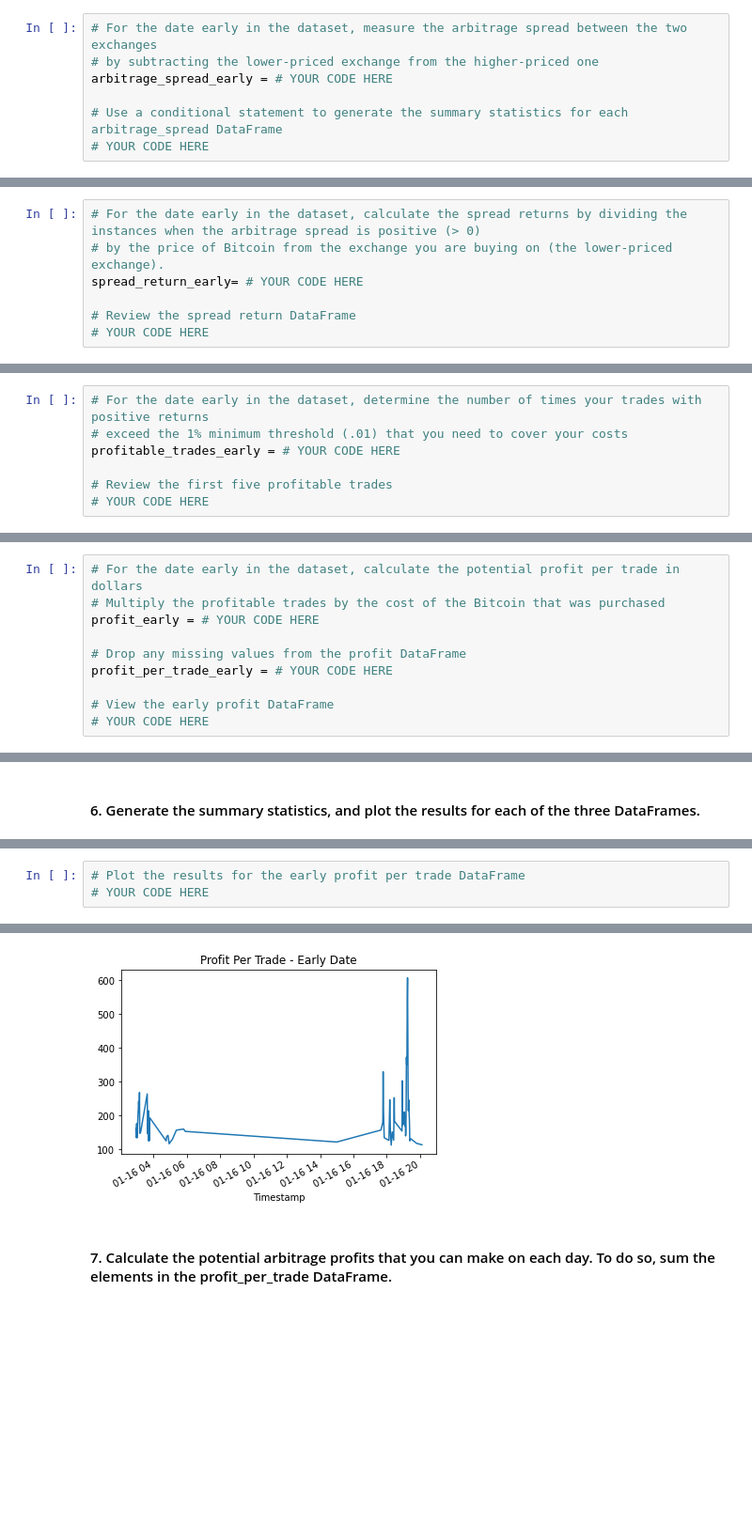
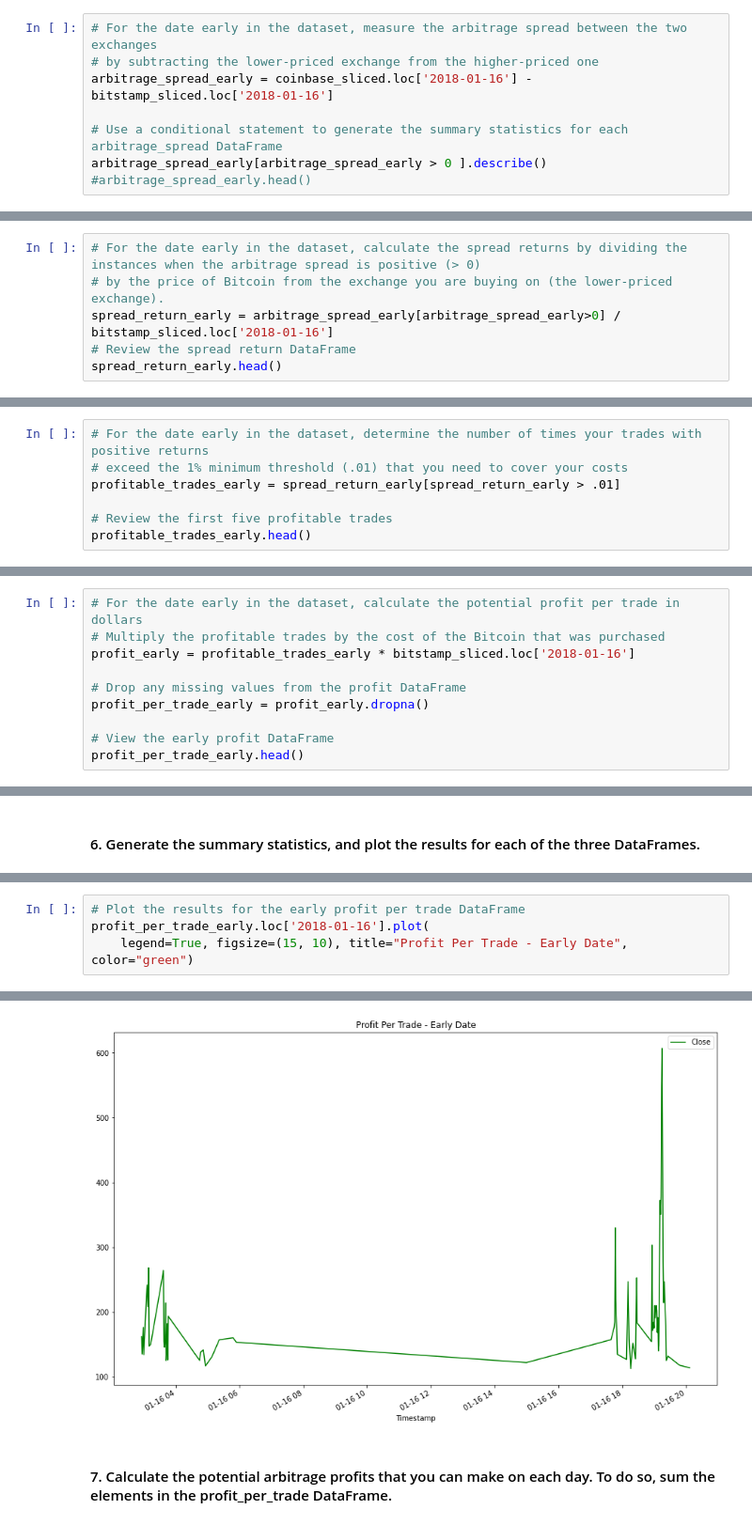
Before and after one commit to RJGiannini/Crypto-Arbitrage, a Jupyter notebook: crypto_arbitrage.ipynb, the cells around one changed output, grey strips where cells are left out. Shown at 94% size. Saved outputs shown, nothing was run; the diff lists cells and outputs as text; blank space fills up the shorter version.

Commit message:
Calculated Arbitrage Profits, Generated Summary Stats, and Plotted findings of Early Trades.

```diff
--- a/crypto_arbitrage.ipynb
+++ b/crypto_arbitrage.ipynb
@@ -433,10 +433,11 @@ Calculate the potential profits for each date that you selected in the previous
 # %%
 # For the date early in the dataset, measure the arbitrage spread between the two exchanges
 # by subtracting the lower-priced exchange from the higher-priced one
-arbitrage_spread_early = # YOUR CODE HERE
+arbitrage_spread_early = coinbase_sliced.loc['2018-01-16'] - bitstamp_sliced.loc['2018-01-16']
 
 # Use a conditional statement to generate the summary statistics for each arbitrage_spread DataFrame
-# YOUR CODE HERE
+arbitrage_spread_early[arbitrage_spread_early > 0 ].describe()
+#arbitrage_spread_early.head()
 # %% [output]
 count    960.000000
 mean      53.405344
@@ -452,10 +453,9 @@ Name: Close, dtype: float64
 # %%
 # For the date early in the dataset, calculate the spread returns by dividing the instances when the arbitrage spread is positive (> 0)
 # by the price of Bitcoin from the exchange you are buying on (the lower-priced exchange).
-spread_return_early= # YOUR CODE HERE
-
+spread_return_early = arbitrage_spread_early[arbitrage_spread_early>0] /  bitstamp_sliced.loc['2018-01-16']
 # Review the spread return DataFrame
-# YOUR CODE HERE
+spread_return_early.head()
 # %% [output]
 Timestamp
 2018-01-16 00:00:00         NaN
@@ -469,10 +469,10 @@ Name: Close, dtype: float64
 # %%
 # For the date early in the dataset, determine the number of times your trades with positive returns
 # exceed the 1% minimum threshold (.01) that you need to cover your costs
-profitable_trades_early = # YOUR CODE HERE
+profitable_trades_early = spread_return_early[spread_return_early > .01]
 
 # Review the first five profitable trades
-# YOUR CODE HERE
+profitable_trades_early.head()
 # %% [output]
 Timestamp
 2018-01-16 02:56:00    0.012962
@@ -502,13 +502,13 @@ Name: Close, dtype: float64
 # %%
 # For the date early in the dataset, calculate the potential profit per trade in dollars
 # Multiply the profitable trades by the cost of the Bitcoin that was purchased
-profit_early = # YOUR CODE HERE
+profit_early = profitable_trades_early * bitstamp_sliced.loc['2018-01-16']
 
 # Drop any missing values from the profit DataFrame
-profit_per_trade_early = # YOUR CODE HERE
+profit_per_trade_early = profit_early.dropna()
 
 # View the early profit DataFrame
-# YOUR CODE HERE
+profit_per_trade_early.head()
 # %% [output]
 Timestamp
 2018-01-16 02:56:00    162.01
@@ -540,10 +534,11 @@ max      606.800000
 Name: Close, dtype: float64
 # %%
 # Plot the results for the early profit per trade DataFrame
-# YOUR CODE HERE
+profit_per_trade_early.loc['2018-01-16'].plot(
+    legend=True, figsize=(15, 10), title="Profit Per Trade - Early Date", color="green")
 # %% [output]
 <AxesSubplot:title={'center':'Profit Per Trade - Early Date'}, xlabel='Timestamp'>
-[figure, old version]
+[figure, new version]
 # %% [markdown]
 #### 7. Calculate the potential arbitrage profits that you can make on each day. To do so, sum the elements in the profit_per_trade DataFrame.
 # %%
```
Also changed, not shown: parts of 6 cells of this notebook.
